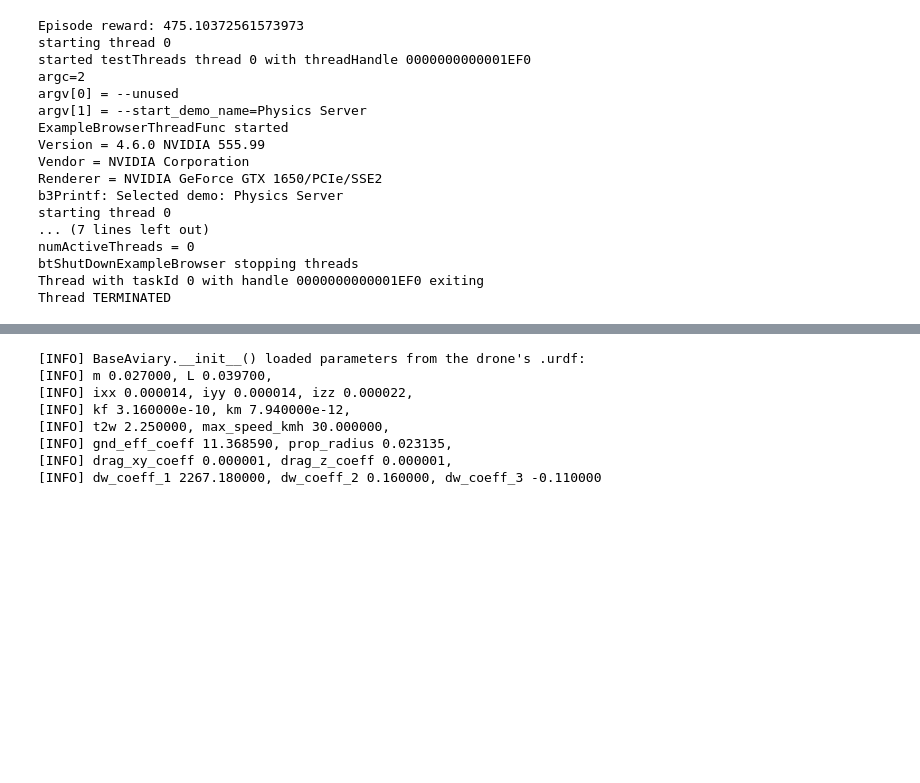
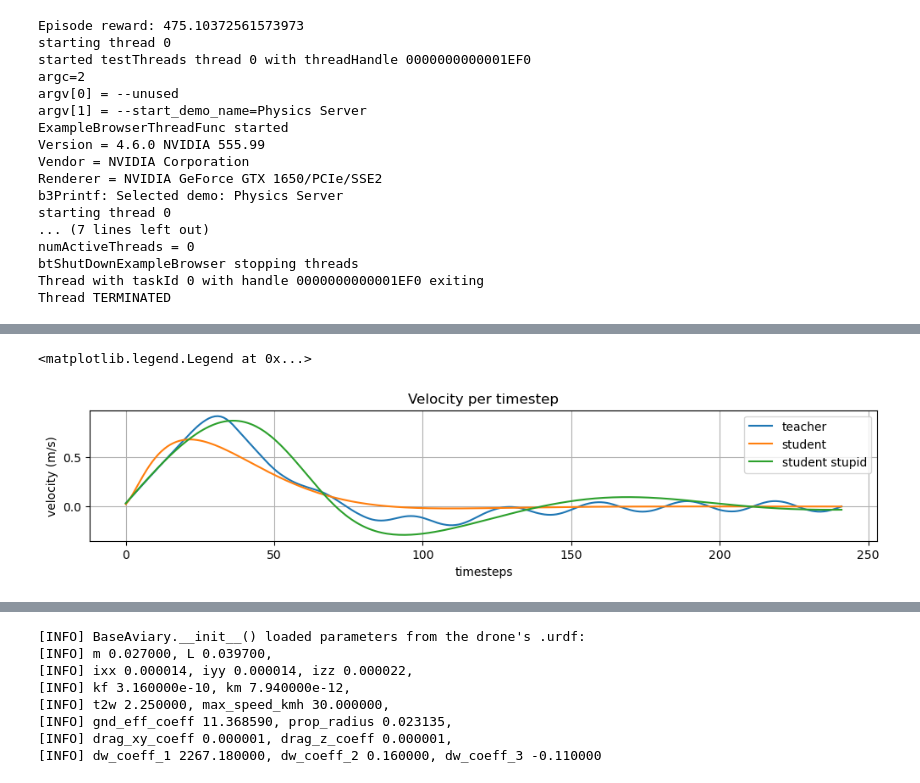
Before and after one commit to SofieElving/GGSpeciale, a Jupyter notebook: quadcopter-suite/SPID_test.ipynb, the cells around one changed output, grey strips where cells are left out. Saved outputs shown, nothing was run; the diff lists cells and outputs as text; code cells hidden in the pictures; blank space fills up the shorter version.

```diff
--- a/quadcopter-suite/SPID_test.ipynb
+++ b/quadcopter-suite/SPID_test.ipynb
@@ -493 +692,14 @@ Thread TERMINATED
+# %%
+plt.figure(figsize=(12, 2))
+plt.plot(vz_teacher, label = "teacher")
+plt.plot(vz_student, label = "student")
+plt.plot(vz_student_stupid, label = "student stupid")
+plt.grid()
+plt.xlabel("timesteps")
+plt.ylabel("velocity (m/s)")
+plt.title("Velocity per timestep")
+plt.legend()
+# %% [output]
+<matplotlib.legend.Legend at 0x...>
+[figure, added]
 # %%
```
Also changed, not shown: parts of 18 cells of this notebook, 7 other files.
